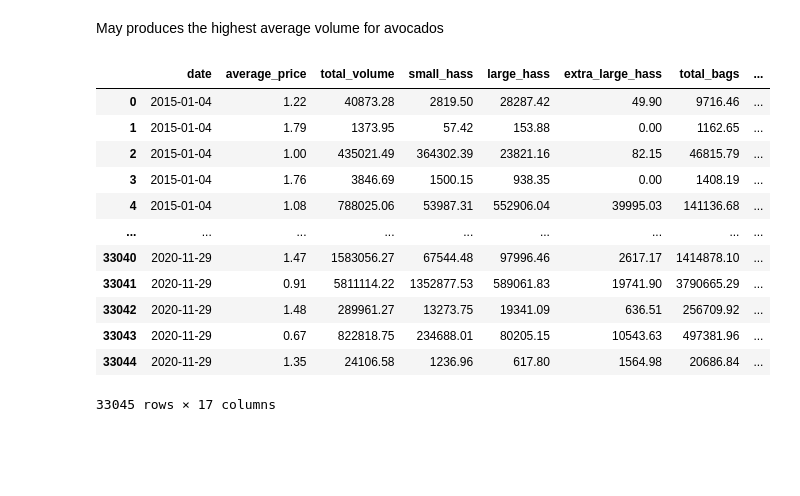
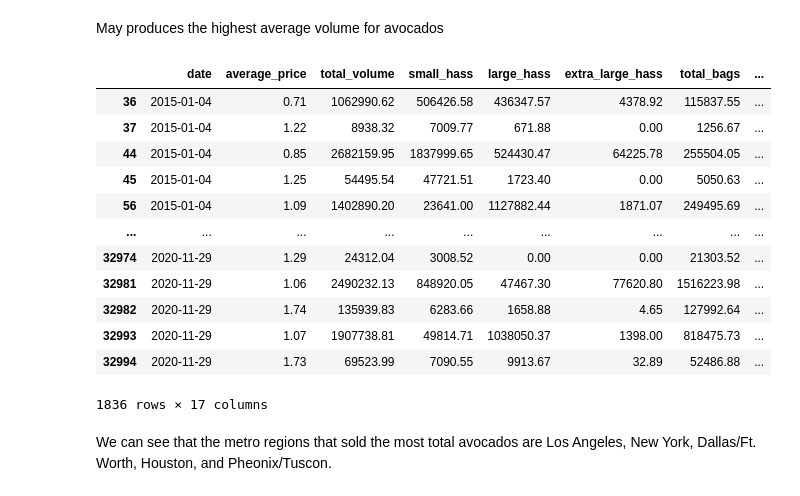
Before and after one commit to EthanSchultz49/GSB-544, a Jupyter notebook: Week_2/Lab2.ipynb, the cells around one changed output. Saved outputs shown, nothing was run; the diff lists cells and outputs as text; code cells hidden in the pictures; blank space fills up the shorter version.

```diff
--- a/Week_2/Lab2.ipynb
+++ b/Week_2/Lab2.ipynb
@@ -104,23 +104,36 @@ data2.groupby('month').mean('total_volume')
 | 12 | 1.321063 | 8.076695e+05 | 250052.426724 | 243082.925115 | 16644.984442 | 297885.539673 | 200706.282023 | ... |
 # %% [markdown]
 May produces the highest average volume for avocados
-# %%
-import numpy
-from numpy import *
-region = ['Northeast', 'Southeast','Midwest','Southwest & South Central', 'West','South Central','Plains','Great Lakes' ]
-data2['area'] = where(data2['geography'].isin(region), 'Non_metro','Metro')
-data2
-# %% [output]
-|  | date | average_price | total_volume | small_hass | large_hass | extra_large_hass | total_bags | ... |
-| 0 | 2015-01-04 | 1.22 | 40873.28 | 2819.50 | 28287.42 | 49.90 | 9716.46 | ... |
-| 1 | 2015-01-04 | 1.79 | 1373.95 | 57.42 | 153.88 | 0.00 | 1162.65 | ... |
-| 2 | 2015-01-04 | 1.00 | 435021.49 | 364302.39 | 23821.16 | 82.15 | 46815.79 | ... |
-| 3 | 2015-01-04 | 1.76 | 3846.69 | 1500.15 | 938.35 | 0.00 | 1408.19 | ... |
-| 4 | 2015-01-04 | 1.08 | 788025.06 | 53987.31 | 552906.04 | 39995.03 | 141136.68 | ... |
-| ... | ... | ... | ... | ... | ... | ... | ... | ... |
-| 33040 | 2020-11-29 | 1.47 | 1583056.27 | 67544.48 | 97996.46 | 2617.17 | 1414878.10 | ... |
-| 33041 | 2020-11-29 | 0.91 | 5811114.22 | 1352877.53 | 589061.83 | 19741.90 | 3790665.29 | ... |
-| 33042 | 2020-11-29 | 1.48 | 289961.27 | 13273.75 | 19341.09 | 636.51 | 256709.92 | ... |
-| 33043 | 2020-11-29 | 0.67 | 822818.75 | 234688.01 | 80205.15 | 10543.63 | 497381.96 | ... |
-| 33044 | 2020-11-29 | 1.35 | 24106.58 | 1236.96 | 617.80 | 1564.98 | 20686.84 | ... |
-33045 rows × 17 columns
+# %%
+#5
+import numpy
+from numpy import *
+#makes a variable with all regions we are not interested in for metro
+region = ['Northeast', 'Southeast','Midwest','Southwest & South Central', 'West','South Central','Plains','Great Lakes','Total U.S.', 'Midsouth' ]
+#In a new column assigns non-metro to matching values for region and geography else gives it metro
+data2['area'] = where(data2['geography'].isin(region), 'Non_metro','Metro')
+#Filters the data to only have metro regions
+metro_regions = data2[data2['area'] == 'Metro']
+#groups the data by geographies and sums the total volume while sorting them from largest to smallest
+metro_regions.groupby('geography').sum('total_volume').sort_values(by='total_volume', ascending = False)
+metro_average = metro_regions.groupby('geography').mean('total_volume').sort_values(by='total_volume', ascending = False)
+metro_averagetop5 = ['Los Angeles','New York', 'Dallas/ Ft. Worth','Houston','Pheonix/Tuscon']
+#filter the original dataset to only have the 5 metro regions above
+top5_metro = data2[data2['geography'].isin(metro_averagetop5)]
+top5_metro
+# %% [output]
+|  | date | average_price | total_volume | small_hass | large_hass | extra_large_hass | total_bags | ... |
+| 36 | 2015-01-04 | 0.71 | 1062990.62 | 506426.58 | 436347.57 | 4378.92 | 115837.55 | ... |
+| 37 | 2015-01-04 | 1.22 | 8938.32 | 7009.77 | 671.88 | 0.00 | 1256.67 | ... |
+| 44 | 2015-01-04 | 0.85 | 2682159.95 | 1837999.65 | 524430.47 | 64225.78 | 255504.05 | ... |
+| 45 | 2015-01-04 | 1.25 | 54495.54 | 47721.51 | 1723.40 | 0.00 | 5050.63 | ... |
+| 56 | 2015-01-04 | 1.09 | 1402890.20 | 23641.00 | 1127882.44 | 1871.07 | 249495.69 | ... |
+| ... | ... | ... | ... | ... | ... | ... | ... | ... |
+| 32974 | 2020-11-29 | 1.29 | 24312.04 | 3008.52 | 0.00 | 0.00 | 21303.52 | ... |
+| 32981 | 2020-11-29 | 1.06 | 2490232.13 | 848920.05 | 47467.30 | 77620.80 | 1516223.98 | ... |
+| 32982 | 2020-11-29 | 1.74 | 135939.83 | 6283.66 | 1658.88 | 4.65 | 127992.64 | ... |
+| 32993 | 2020-11-29 | 1.07 | 1907738.81 | 49814.71 | 1038050.37 | 1398.00 | 818475.73 | ... |
+| 32994 | 2020-11-29 | 1.73 | 69523.99 | 7090.55 | 9913.67 | 32.89 | 52486.88 | ... |
+1836 rows × 17 columns
+# %% [markdown]
+We can see that the metro regions that sold the most total avocados are Los Angeles, New York, Dallas/Ft. Worth, Houston, and Pheonix/Tuscon.
```
Also changed, not shown: parts of 1 cell of this notebook.
